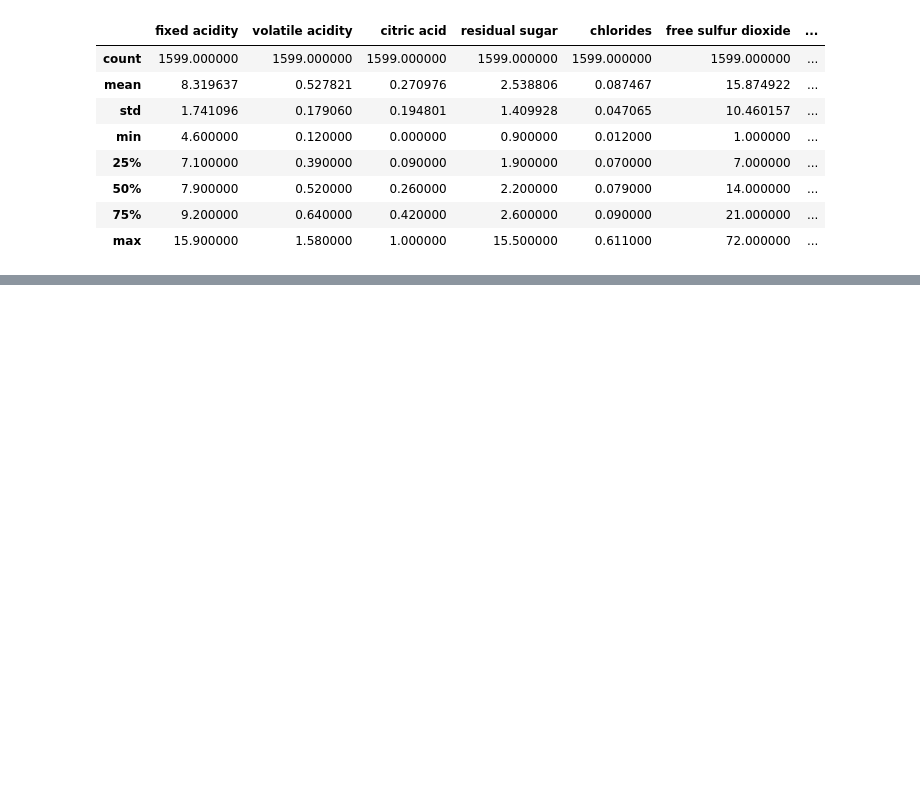
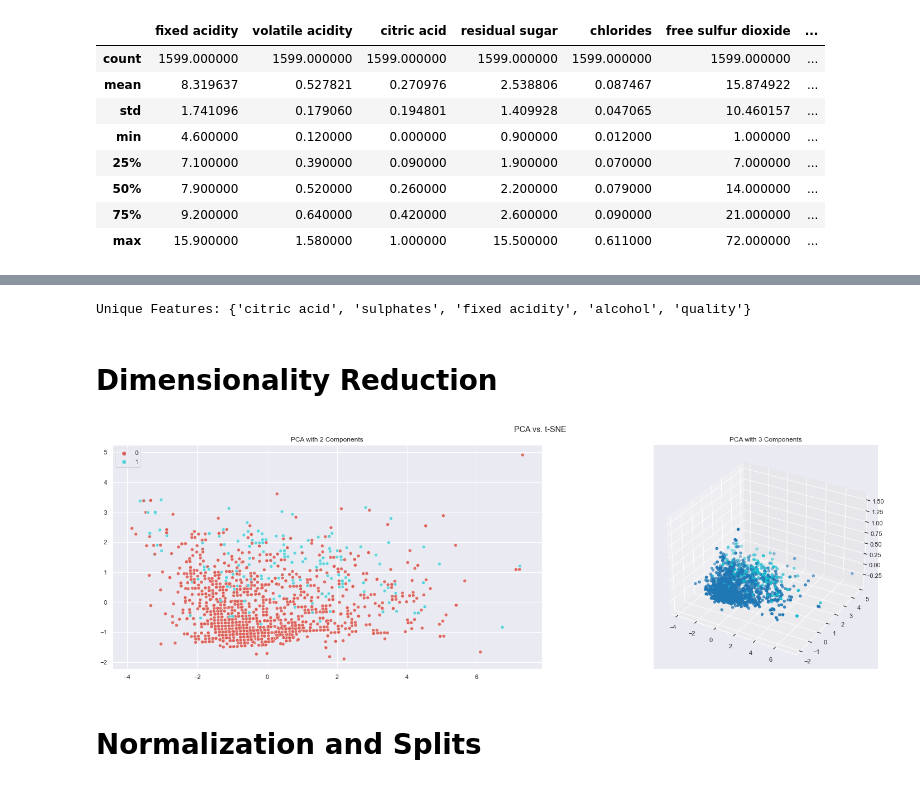
Before and after one commit to IbtihajT/wine_quality_-analysis_and_prediction, a Jupyter notebook: analysis.ipynb, the cells around one changed output, grey strips where cells are left out. Cells and saved outputs as stored; diff of their text form; code cells hidden in the pictures; blank space fills up the shorter version.

```diff
--- a/analysis.ipynb
+++ b/analysis.ipynb
@@ -68,0 +99,53 @@ plt.show()
+# %%
+# Top ranked features
+pearson_selected_names = pearson_correlation.quality.sort_values(ascending=False)[:5].index.values.tolist()
+spearman_selected_names = spearman_correlation.quality.sort_values(ascending=False)[:5].index.values.tolist()
+kendall_selected_names = kendall_correlation.quality.sort_values(ascending=False)[:5].index.values.tolist()
+
+# Unique features
+unique_features = set(pearson_selected_names + spearman_selected_names + kendall_selected_names)
+print(f"Unique Features: {unique_features}")
+# %% [output]
+Unique Features: {'citric acid', 'sulphates', 'fixed acidity', 'alcohol', 'quality'}
+# %%
+# Get features and targets
+features_df = wine_df[unique_features].drop("quality", axis=1)
+targets_df = wine_df[unique_features].quality.to_frame()
+targets_df = pd.DataFrame([1 if x >= 7 else 0 for x in np.squeeze(targets_df.values)], columns=["quality"])
+# %% [markdown]
+# Dimensionality Reduction
+# %%
+# Dimensionality Reduction
+pca2D = PCA(n_components=2).fit_transform(features_df.values)
+pca3D = PCA(n_components=3).fit_transform(features_df.values)
+
+fig = plt.figure(figsize=(22, 12), constrained_layout=True)
+fig.suptitle("PCA vs. t-SNE")
+
+# PCA with 2 Components
+ax = fig.add_subplot(2, 2, 1)
+ax.title.set_text("PCA with 2 Components")
+sns.scatterplot(
+    x=pca2D[:, 0], y=pca2D[:, 1],
+    hue=np.squeeze(targets_df.values),
+    palette=sns.color_palette("hls", 2),
+    legend="full",
+    alpha=0.9,
+    ax=ax
+)
+
+# PCA with 3 Components
+ax = fig.add_subplot(2, 2, 2, projection='3d')
+ax.title.set_text("PCA with 3 Components")
+ax.scatter(
+    xs=pca3D[:, 0],
+    ys=pca3D[:, 1],
+    zs=pca3D[:, 2],
+    c=np.squeeze(targets_df.values),
+    cmap='tab10',
+)
+plt.show()
+# %% [output]
+[figure, added]
+# %% [markdown]
+# Normalization and Splits
```
Also changed, not shown: parts of 12 cells of this notebook.
